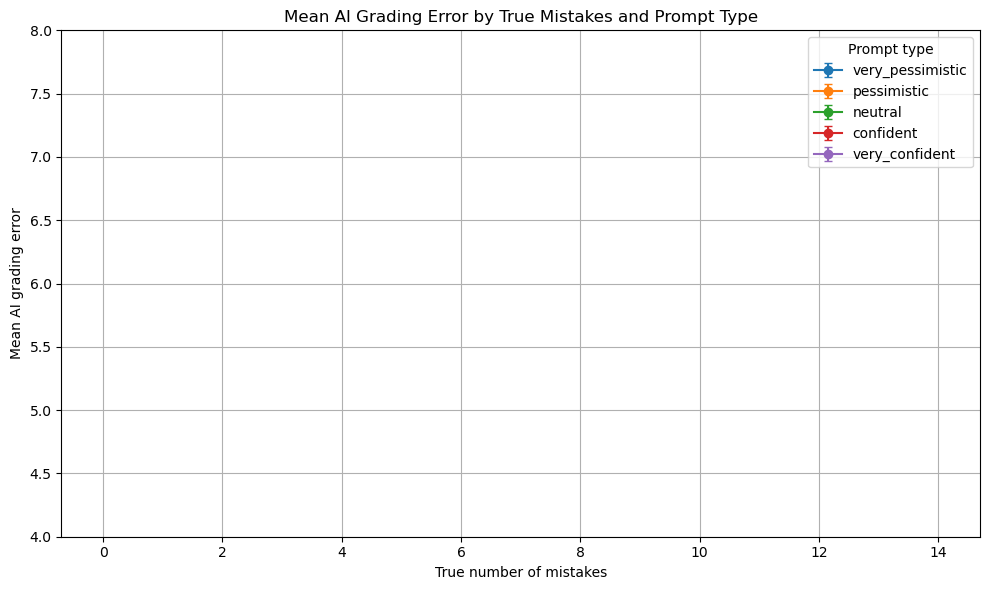
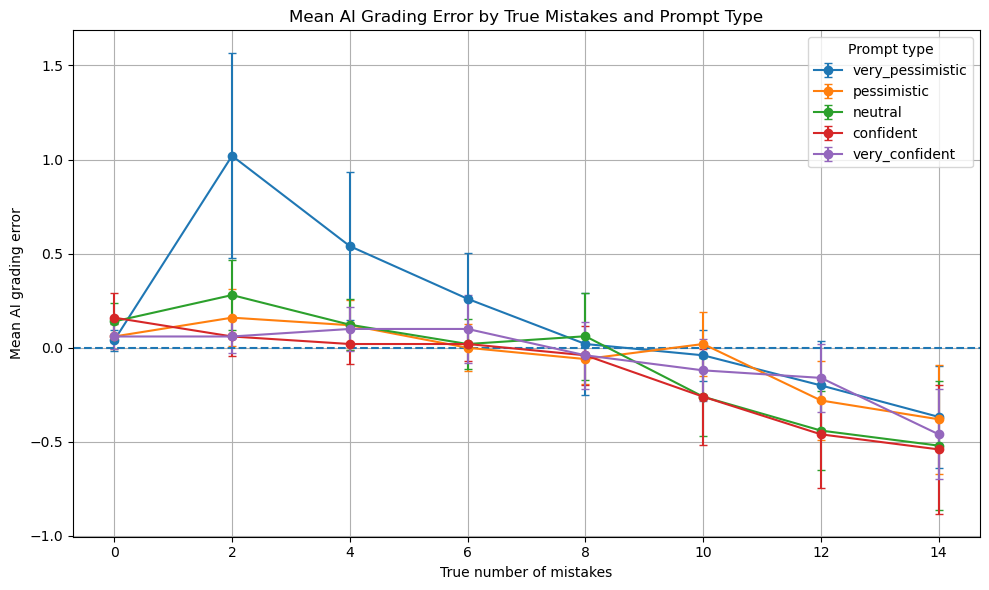
Code edit (unified diff) that turned the first committed figure into the second:
--- before
+++ after
@@ -71,5 +71,4 @@
         label=str(prompt)
     )
-plt.ylim(4, 8)
 plt.axhline(0, linestyle="--")
 plt.title("Mean AI Grading Error by True Mistakes and Prompt Type")

Commit: bug fix for graph